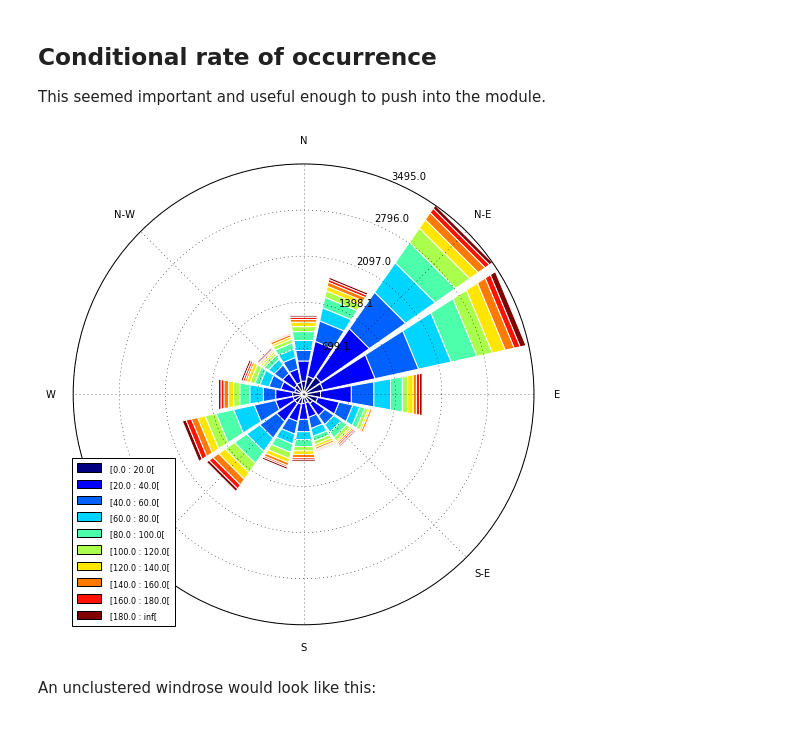
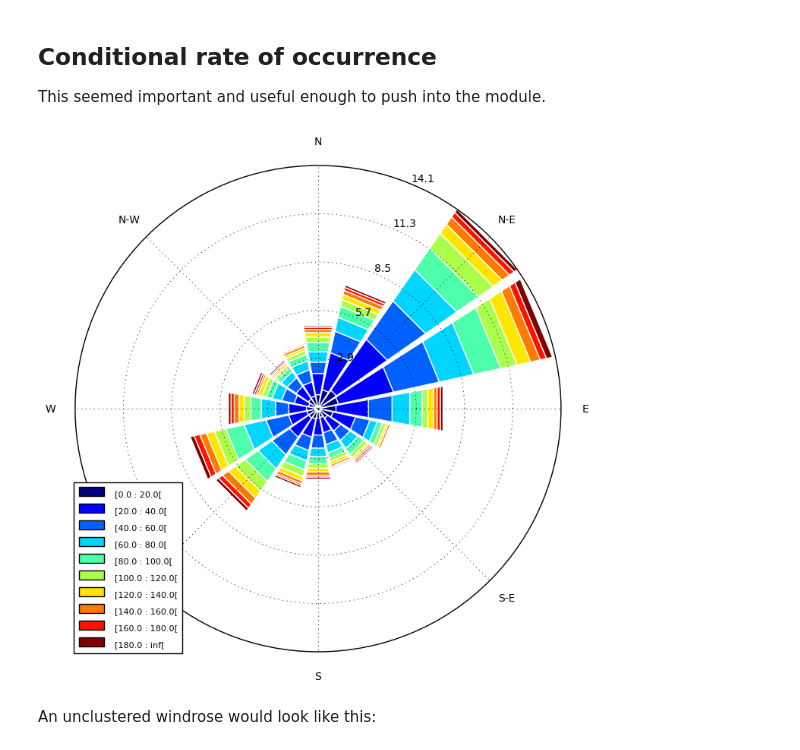
Before and after one commit to jsignell/lightning-tools, a Jupyter notebook: 13 Conditional rate of occurrence.ipynb, the cells around one changed output. Drawn from its saved outputs; the diff is of its cells as text; code cells hidden in the pictures.

```diff
--- a/13 Conditional rate of occurrence.ipynb
+++ b/13 Conditional rate of occurrence.ipynb
@@ -20,9 +20,9 @@ ds = c.get_daily_ds(storm, filter_CG=dict(method='CG'), func=None)
 ## Conditional rate of occurrence
 This seemed important and useful enough to push into the module.
 # %%
-c.conditional_rate_of_occurrence(ds, normed=False);
+c.conditional_rate_of_occurrence(ds);
 # %% [output]
-[figure, old version]
+[figure, new version]
 # %% [markdown]
 An unclustered windrose would look like this:
 # %%
```
Also changed, not shown: parts of 1 cell of this notebook, 3 other files.
